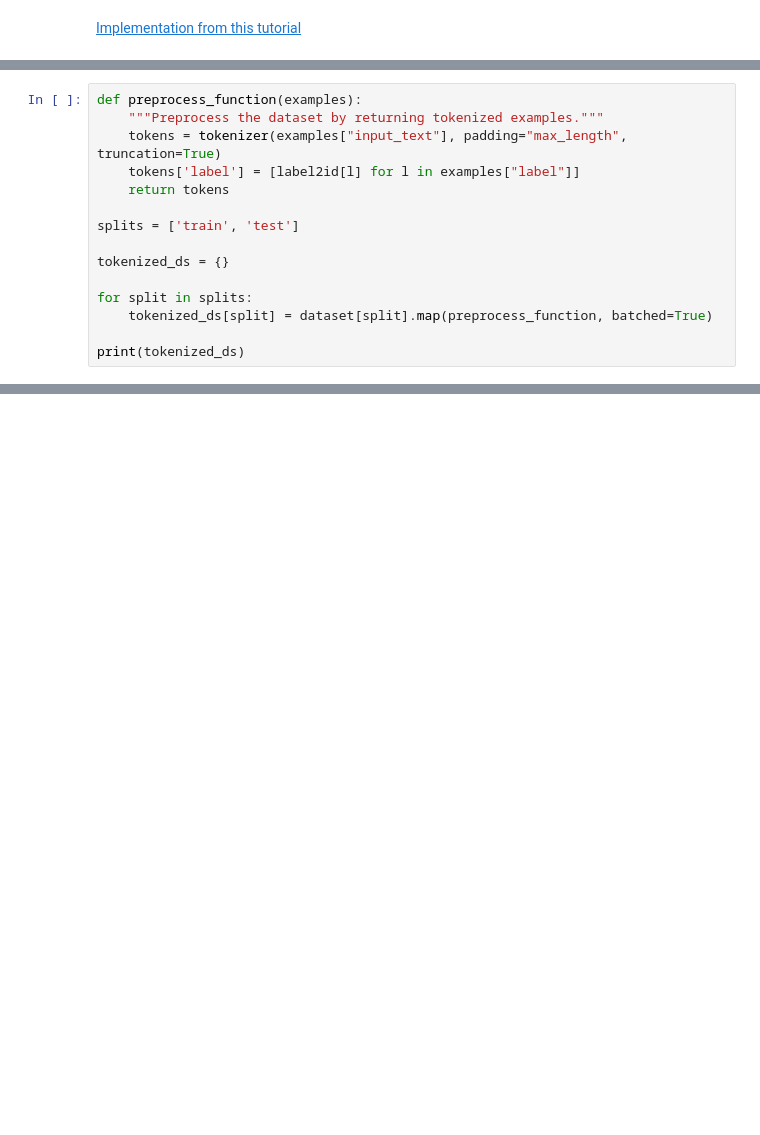
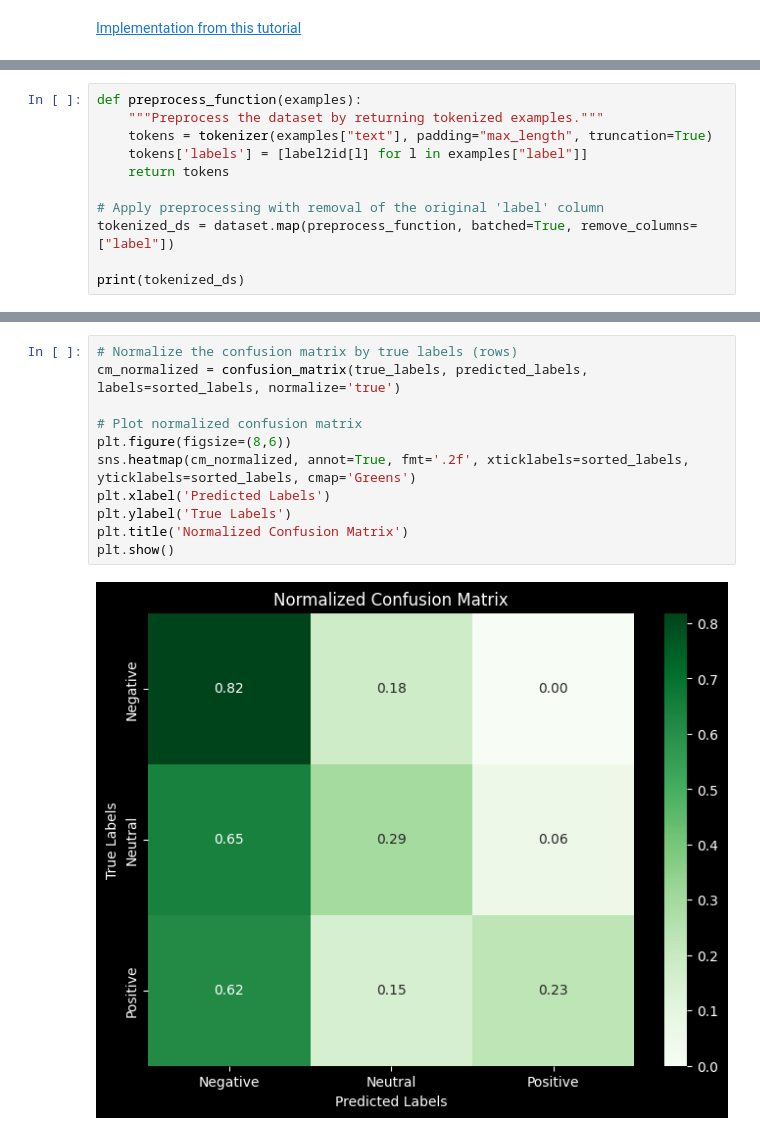
Before and after one commit to pananananas/NLP, a Jupyter notebook: bert/bert_finetining.ipynb, the cells around one changed output, grey strips where cells are left out. Cells and saved outputs as stored; diff of their text form; blank space fills up the shorter version.

```diff
--- a/bert/bert_finetining.ipynb
+++ b/bert/bert_finetining.ipynb
@@ -143,16 +245,12 @@ trainable params: 2,376,214 || all params: 111,875,372 || trainable%: 2.1240
 # %%
 def preprocess_function(examples):
     """Preprocess the dataset by returning tokenized examples."""
-    tokens = tokenizer(examples["input_text"], padding="max_length", truncation=True)
-    tokens['label'] = [label2id[l] for l in examples["label"]]
+    tokens = tokenizer(examples["text"], padding="max_length", truncation=True)
+    tokens['labels'] = [label2id[l] for l in examples["label"]]
     return tokens
 
-splits = ['train', 'test']
-
-tokenized_ds = {}
-
-for split in splits:
-    tokenized_ds[split] = dataset[split].map(preprocess_function, batched=True)
+# Apply preprocessing with removal of the original 'label' column
+tokenized_ds = dataset.map(preprocess_function, batched=True, remove_columns=["label"])
 
 print(tokenized_ds)
 # %% [output]
@@ -238,0 +500,13 @@ print(test_predictions)
+# %%
+# Normalize the confusion matrix by true labels (rows)
+cm_normalized = confusion_matrix(true_labels, predicted_labels, labels=sorted_labels, normalize='true')
+
+# Plot normalized confusion matrix
+plt.figure(figsize=(8,6))
+sns.heatmap(cm_normalized, annot=True, fmt='.2f', xticklabels=sorted_labels, yticklabels=sorted_labels, cmap='Greens')
+plt.xlabel('Predicted Labels')
+plt.ylabel('True Labels')
+plt.title('Normalized Confusion Matrix')
+plt.show()
+# %% [output]
+[figure, added]
```
Also changed, not shown: parts of 35 cells of this notebook, 2 other files.
